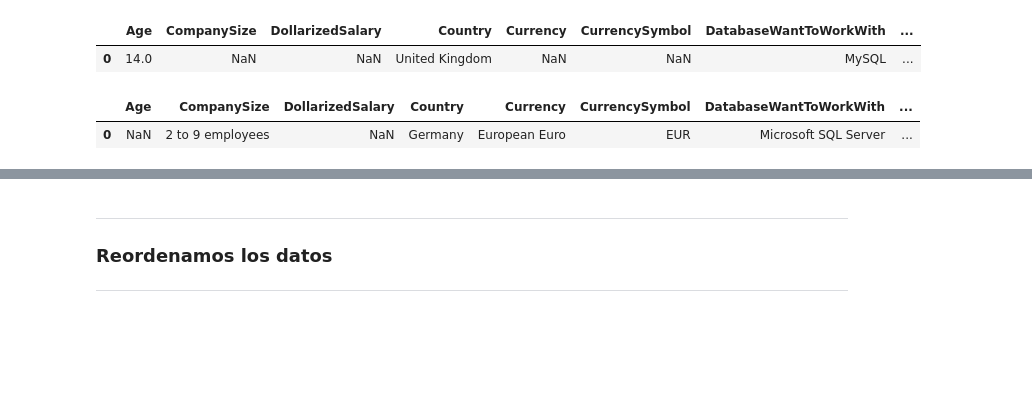
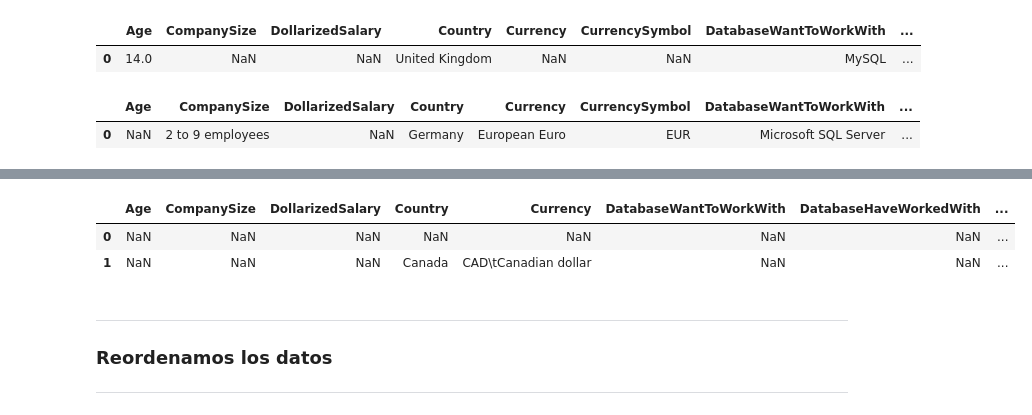
Before and after one commit to PhDNoe/PF_Tendencias_Mercado_Laboral, a Jupyter notebook: EDA/EDA_Stackoverflow_full.ipynb, the cells around one changed output, grey strips where cells are left out. Cells and saved outputs as stored; diff of their text form; code cells hidden in the pictures; blank space fills up the shorter version.

```diff
--- a/EDA/EDA_Stackoverflow_full.ipynb
+++ b/EDA/EDA_Stackoverflow_full.ipynb
@@ -271,6 +271,7 @@ sel_2022 = ['Age', 'OrgSize', 'ConvertedCompYearly', 'Country', 'Currency',\
             'Sexuality','YearsCode','YearsCodePro']
 
 df_2022_short = df_2022_remaining[sel_2022]
+df_2022_incremental_short = df_2022_incremental[sel_2022]
 print(df_2022_short.columns)
 print("-------------------------------------------------------")
 print(df_2022_short.shape)
@@ -353,6 +354,7 @@ df_2019_short = df_2019_short.rename(columns=rename_dict)
 df_2020_short = df_2020_short.rename(columns=rename_dict)
 df_2021_short = df_2021_short.rename(columns=rename_dict)
 df_2022_short = df_2022_short.rename(columns=rename_dict)
+df_2022_incremental_short = df_2022_incremental_short.rename(columns=rename_dict)
 # %%
 df_2018_short.head(1)
 # %% [output]
@@ -379,6 +381,12 @@ df_2022_short.head(2)
 |  | Age | CompanySize | DollarizedSalary | Country | Currency | DatabaseWantToWorkWith | DatabaseHaveWorkedWith | ... |
 | 20000 | NaN | NaN | NaN | NaN | NaN | NaN | NaN | ... |
 | 20001 | 45-54 years old | 20 to 99 employees | 82964.0 | Norway | NOK\tNorwegian krone | Elasticsearch;IBM DB2;Microsoft S... | Cassandra;Elasticsearch;IBM DB2;M... | ... |
+# %%
+df_2022_incremental_short.head(2)
+# %% [output]
+|  | Age | CompanySize | DollarizedSalary | Country | Currency | DatabaseWantToWorkWith | DatabaseHaveWorkedWith | ... |
+| 0 | NaN | NaN | NaN | NaN | NaN | NaN | NaN | ... |
+| 1 | NaN | NaN | NaN | Canada | CAD\tCanadian dollar | NaN | NaN | ... |
 # %% [markdown]
 ---
 ### Reordenamos los datos
```
Also changed, not shown: parts of 18 cells of this notebook, 2 other files.
